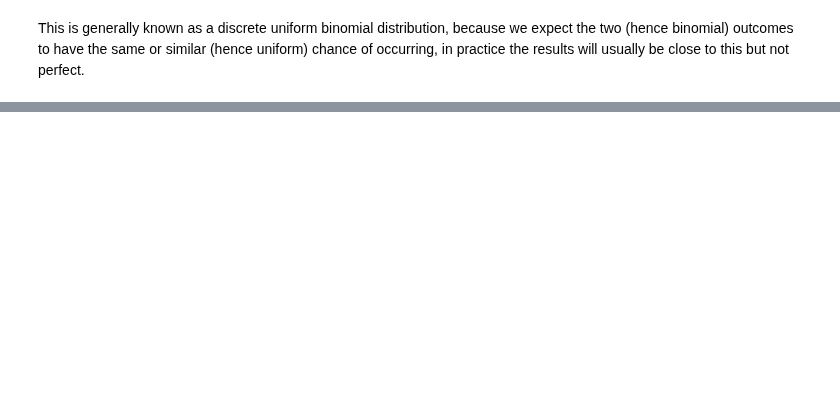
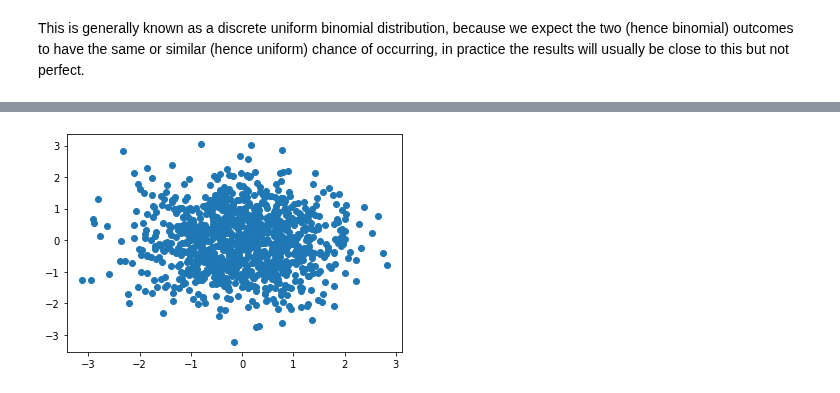
Before and after one commit to kiehozero/atu-fundda2022, a Jupyter notebook: materials/week5/distributions-and-generating-random-numbers.ipynb, the cells around one changed output, grey strips where cells are left out. Drawn from its saved outputs; the diff is of its cells as text; code cells hidden in the pictures; blank space fills up the shorter version.

```diff
--- a/materials/week5/distributions-and-generating-random-numbers.ipynb
+++ b/materials/week5/distributions-and-generating-random-numbers.ipynb
@@ -73,0 +82,14 @@ As you increase the number assigned to no_outcomes from 100, to 1000, to 100000,
+# %%
+# https://www.numpy.org/doc/stable/reference/random/index.html
+import numpy as np
+import matplotlib.pyplot as plt
+
+# this is a new instance of a random number generator
+rng = np.random.default_rng()
+vals = rng.standard_normal(1000)
+more_vals = rng.standard_normal(1000)
+
+plt.scatter(vals, more_vals)
+plt.show()
+# %% [output]
+[figure, added]
```
Also changed, not shown: parts of 11 cells of this notebook, 1 other file.
